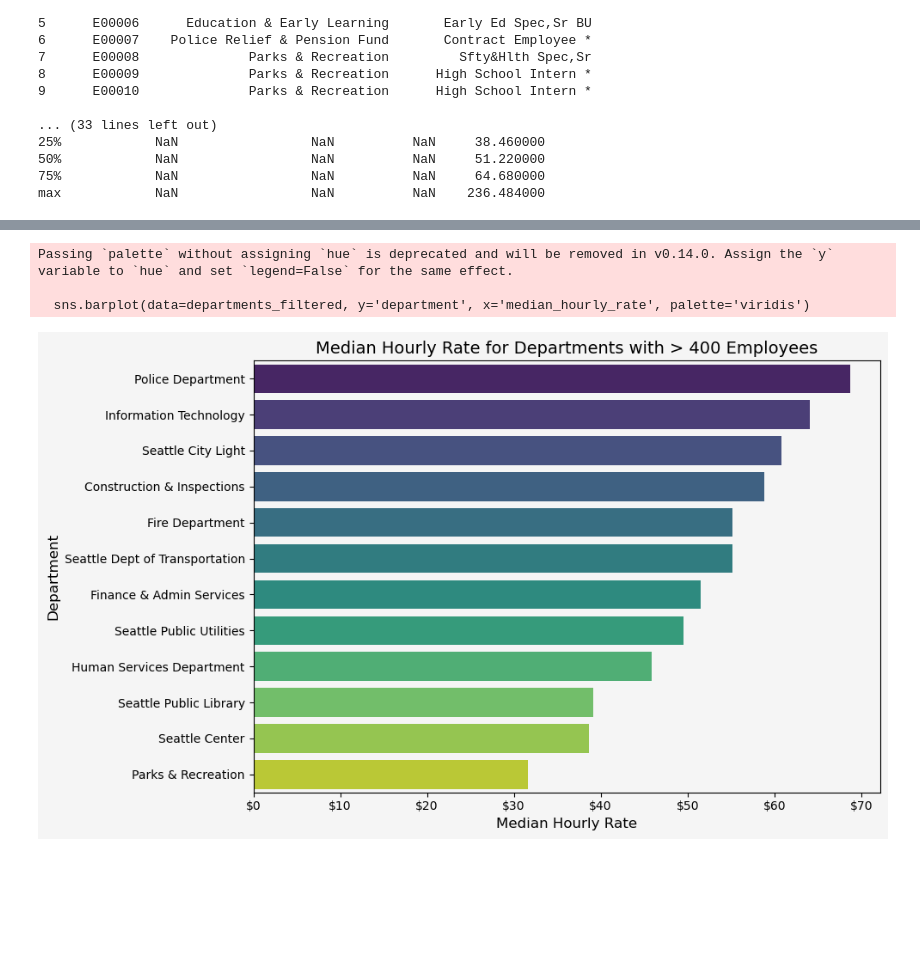
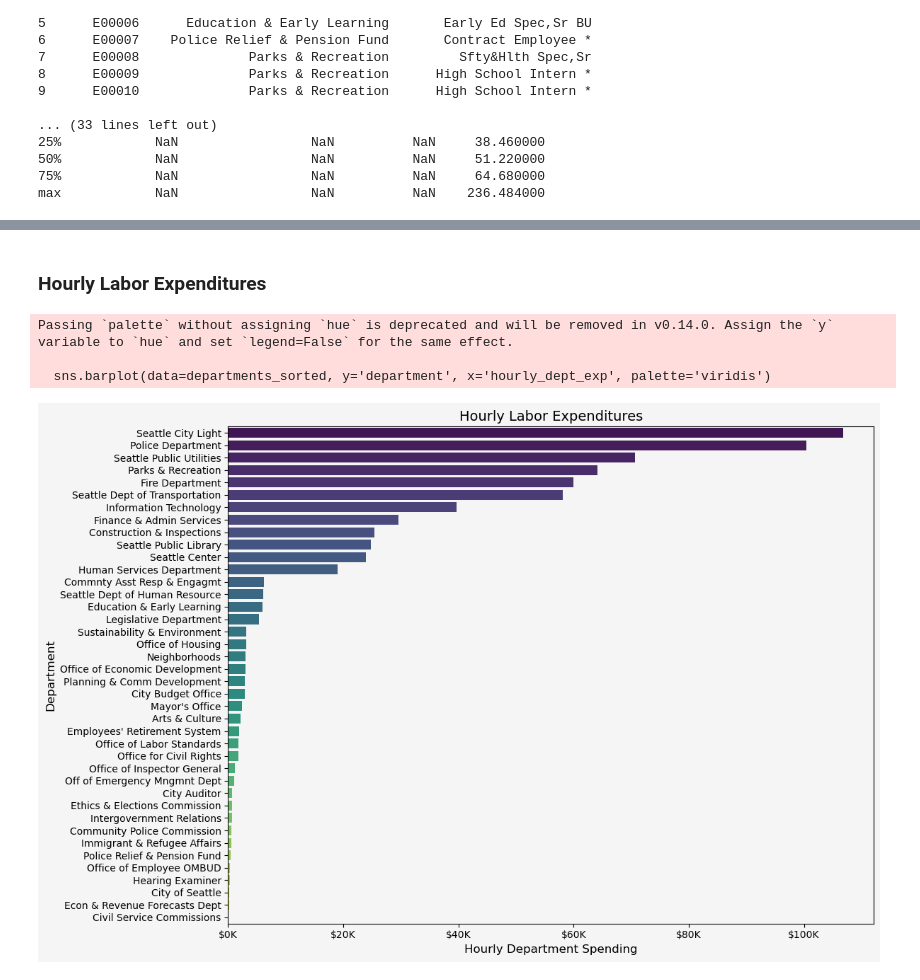
Before and after one commit to bryantjay/Portfolio, a Jupyter notebook: Quickies/Seattle Labor Spending by Department/labor_budgets.ipynb, the cells around one changed output, grey strips where cells are left out. Saved outputs shown, nothing was run; the diff lists cells and outputs as text; code cells hidden in the pictures; blank space fills up the shorter version.

```diff
--- a/Quickies/Seattle Labor Spending by Department/labor_budgets.ipynb
+++ b/Quickies/Seattle Labor Spending by Department/labor_budgets.ipynb
@@ -38,6 +61,6 @@ Index(['employee_id', 'department', 'job_title', 'hourly_rate'], dtype='object')
 # %%
 print(f"Number of City Departments: {wages['department'].nunique()}")
-print(f"Total Number of Positions: {wages['job_title'].nunique()}\n")
+print(f"Total Number of Positions: {wages['job_title'].nunique()}")
 
 departments = wages.groupby('department').agg(
     unique_job_titles=('job_title', 'nunique'),
@@ -48,7 +71,7 @@ departments = wages.groupby('department').agg(
 
 departments['pct_mean_med_diff'] = round((departments.mean_hourly_rate - departments.median_hourly_rate) / departments.median_hourly_rate * 100, 1)
 #departments['median_salary'] = departments.median_hourly_rate * 2000
-departments['hourly_dept_spending'] = departments.num_employees * departments.median_hourly_rate
+departments['hourly_dept_exp'] = departments.num_employees * departments.median_hourly_rate
 # %% [output]
 Number of City Departments: 40
 Total Number of Positions: 1157
@@ -120,29 +185,28 @@ plt.rcParams['font.family'] = 'DejaVu Sans'
+# %% [markdown]
+### Hourly Labor Expenditures
 # %%
-# Filter departments with more than 400 employees
-departments_filtered = departments[departments['num_employees'] > 400]
+# Sort departments by 'hourly_dept_exp' in descending order
+departments_sorted = departments.sort_values('hourly_dept_exp', ascending=False)
 
-# Sort by median_hourly_rate in descending order
-departments_filtered = departments_filtered.sort_values('median_hourly_rate', ascending=False)
+# Create the horizontal bar plot
+plt.figure(figsize=(12, 8))
+sns.barplot(data=departments_sorted, y='department', x='hourly_dept_exp', palette='viridis')
 
-# Create the horizontal bar plot for 'median_hourly_rate'
-plt.figure(figsize=(10, 6))
-sns.barplot(data=departments_filtered, y='department', x='median_hourly_rate', palette='viridis')
-
-# Format x-axis tick labels with "$" symbol
-formatter = FuncFormatter(lambda x, _: f'${x:.0f}')
+# Format x-axis tick labels with "$" and "K" suffix
+formatter = FuncFormatter(lambda x, _: f'${x / 1000:.0f}K')
 plt.gca().xaxis.set_major_formatter(formatter)
 
 # Add labels and title
-plt.xlabel('Median Hourly Rate', fontsize=12)
+plt.xlabel('Hourly Department Spending', fontsize=12)
 plt.ylabel('Department', fontsize=12)
-plt.title('Median Hourly Rate for Departments with > 400 Employees', fontsize=14)
+plt.title('Hourly Labor Expenditures', fontsize=14)
 
 # Display the plot
 plt.tight_layout()
 plt.show()
 # %% [output]
 Passing `palette` without assigning `hue` is deprecated and will be removed in v0.14.0. Assign the `y` variable to `hue` and set `legend=False` for the same effect.
 
-  sns.barplot(data=departments_filtered, y='department', x='median_hourly_rate', palette='viridis')
+  sns.barplot(data=departments_sorted, y='department', x='hourly_dept_exp', palette='viridis')
-[figure, old version]
+[figure, new version]
 # %%
```
Also changed, not shown: parts of 15 cells of this notebook.
